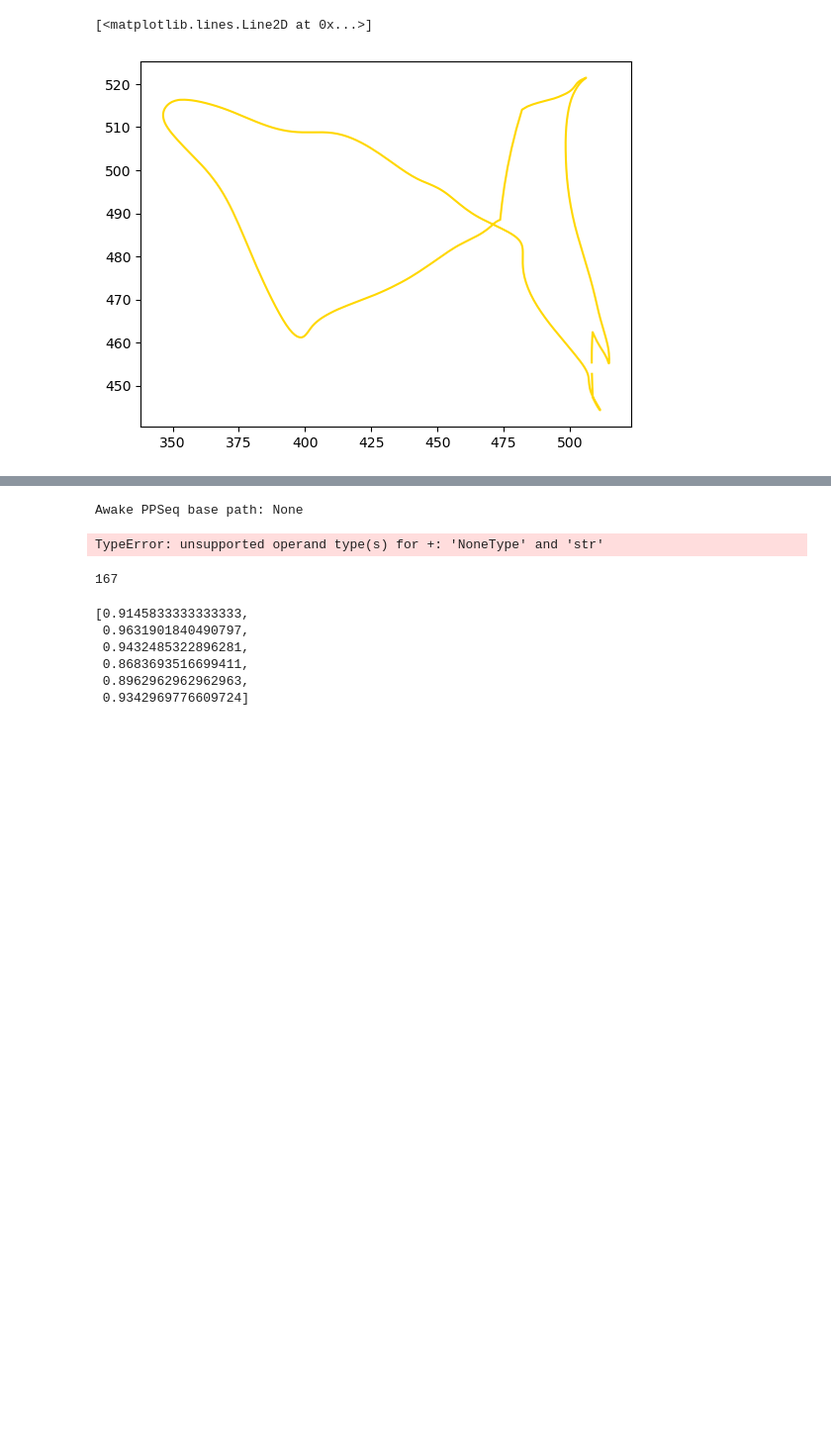
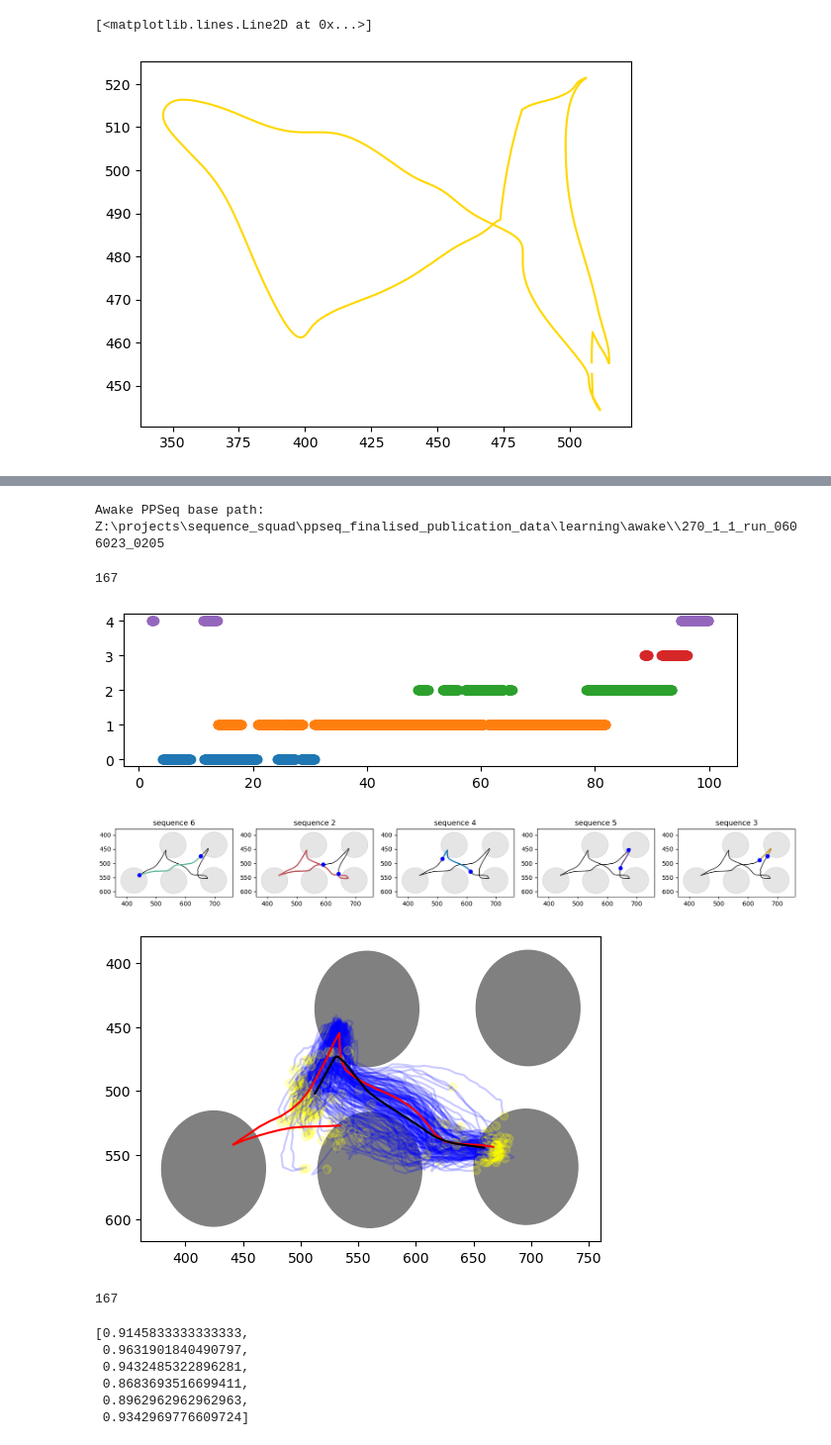
Before and after one commit to EmmettJT/sequences_analyse_PPSeq, a Jupyter notebook: revision_analysis/prioritisation_analysis/sleep_behaviour_link/1_stb_extract_behavioural_features.ipynb, the cells around one changed output, grey strips where cells are left out. Shown at 99% size. Saved outputs shown, nothing was run; the diff lists cells and outputs as text; code cells hidden in the pictures; blank space fills up the shorter version.

```diff
--- a/revision_analysis/prioritisation_analysis/sleep_behaviour_link/1_stb_extract_behavioural_features.ipynb
+++ b/revision_analysis/prioritisation_analysis/sleep_behaviour_link/1_stb_extract_behavioural_features.ipynb
@@ -2127,11 +2127,11 @@ if m_i_r_crrent in ['seq006_1_5','seq007_1_2','seq006_1_8','seq006_1_9','seq006_
 a_curve1,a_curve2,a_curve3,a_curve4 = find_average_curves(port_centroids,T1_start_ind,T1_end_ind,T2_start_ind,T2_end_ind,T3_start_ind,T3_end_ind,T4_start_ind,T4_end_ind,current_x,current_y,buffer = 10, radius = 45)
 
 new = join_curves(a_curve1, a_curve2,cut = True)
-if not m_i_r_crrent in ['seq006_1_3','seq006_1_7','seq007_1_3','seq006_1_4','seq006_1_5','seq006_1_6','seq006_1_8','seq006_1_9','seq006_1_10','seq007_1_1','EJT270_1_2','EJT149_1_1','EJT178_1_4','EJT178_1_8','EJT178_2_1','EJT178_2_2']:
+if not m_i_r_crrent in ['seq006_1_4','seq006_1_5','seq006_1_6','seq006_1_8','seq006_1_9','seq006_1_10','seq007_1_1','EJT270_1_2','EJT149_1_1','EJT178_1_4','EJT178_1_8','EJT178_2_1','EJT178_2_2']:
     new = join_curves(new, a_curve3,cut = True)
 new = join_curves(new, a_curve4,cut = True)
 # join the two ends together to make a complete circle
-if not m_i_r_crrent in ['seq006_1_3','seq006_1_7','seq007_1_3','seq006_1_4','seq006_1_6','seq006_1_5','seq006_1_8','seq006_1_9','seq006_1_10','seq006_1_11','seq007_1_1']:
+if not m_i_r_crrent in ['seq006_1_4','seq006_1_6','seq006_1_5','seq006_1_8','seq006_1_9','seq006_1_10','seq006_1_11','seq007_1_1']:
     complete_average = join_make_full_circle(new,100)
 else:
     complete_average = join_make_full_circle(new,50)
@@ -2253,7 +2243,6 @@ for ind_,item in enumerate(current_x):
 motif_start_ends = []
 for i in range(len(motif_start_ends_df)):
 
-    i = 2
     points = []
     for column in list(motif_start_ends_df):
         row = motif_start_ends_df[(f'{column}')][i]
@@ -2285,37 +2274,38 @@ for i in range(len(motif_start_ends_df)):
     fig, ax = plt.subplots(1, 1,figsize=(6, 4))
     for index,port_centroid in enumerate(port_centroids):
         circle1 = plt.Circle(port_centroid, 45, color='grey', alpha = 1)
         ax.add_patch(circle1)
 
     trajects = []
     for ind in valid_trajectories_filtered:
         traject = full_tracking_coords[ind[0]:ind[1]]
         trajects += [traject]
         x = [point[0] for point in traject]
         y = [point[1] for point in traject]
         ax.plot(x,y,'-', color = 'blue', alpha = 0.2)
         ax.plot(x[0],y[0],'o', color = 'yellow', alpha = 0.2)
         ax.plot(x[-1],y[-1],'o', color = 'yellow', alpha = 0.2)
 
     x = [point[0] for point in points]
     y = [point[1] for point in points]
     ax.plot(x,y,'-', color = 'red', alpha = 1)
 
     av_of_found = interpolate_to_longest_and_find_average_curve(trajects,500)
     x = [point[0] for point in av_of_found]
     y = [point[1] for point in av_of_found]
     ax.plot(x,y,'-', color = 'k', alpha = 1)
 
     ax.invert_yaxis()
 
     print(len(valid_trajectories_filtered))
 
     motif_start_ends += [valid_trajectories_filtered]
-
-    break
 # %% [output]
-Awake PPSeq base path: None
+Awake PPSeq base path: Z:\projects\sequence_squad\ppseq_finalised_publication_data\learning\awake\\270_1_1_run_0606023_0205
-TypeError: unsupported operand type(s) for +: 'NoneType' and 'str'
+167
+[figure, added]
+[figure, added]
+[figure, added]
 # %%
 len(valid_trajectories_filtered)
 # %% [output]
```
Also changed, not shown: parts of 4 cells of this notebook.
